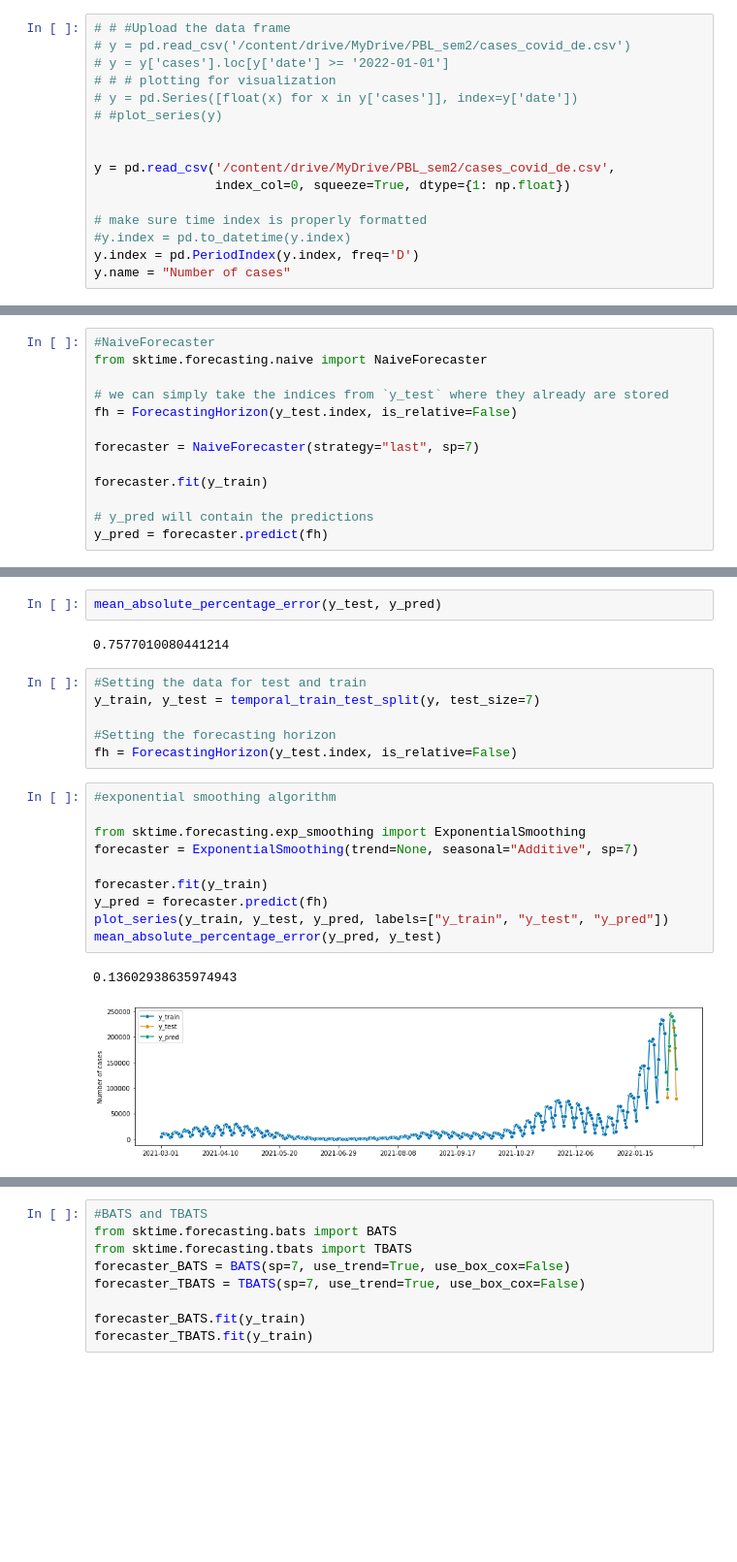
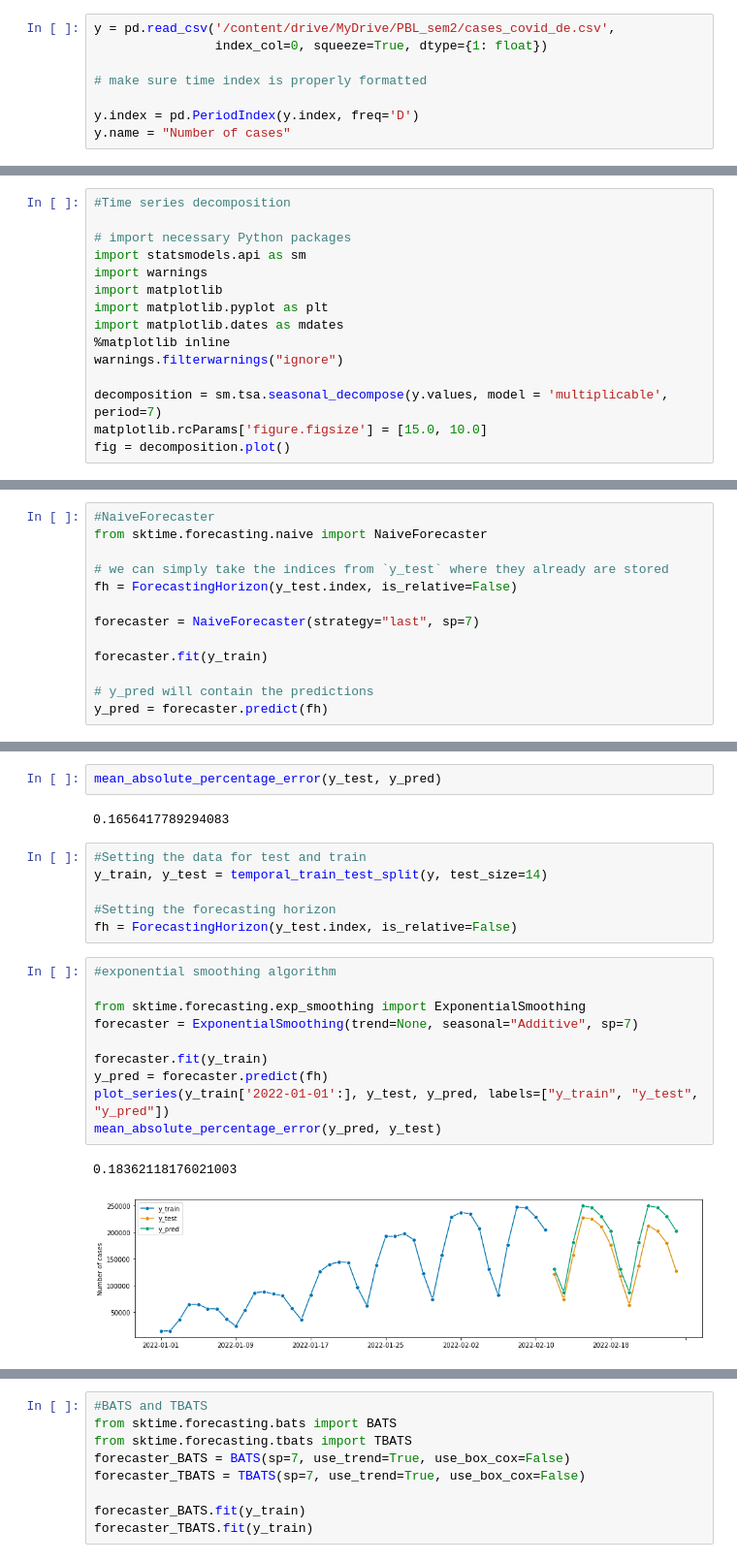
Before and after one commit to MaxCojocari/Py_labs, a Jupyter notebook: forecasting_covid_de.ipynb, the cells around one changed output, grey strips where cells are left out. Shown at 97% size. Cells and saved outputs as stored; diff of their text form; blank space fills up the shorter version.

```diff
--- a/forecasting_covid_de.ipynb
+++ b/forecasting_covid_de.ipynb
@@ -57,16 +60,8 @@ Freq: M, Name: Number of airline passengers, Length: 144, dtype: float64
 # %%
-# # #Upload the data frame
-# y = pd.read_csv('/content/drive/MyDrive/PBL_sem2/cases_covid_de.csv')
-# y = y['cases'].loc[y['date'] >= '2022-01-01']
-# # # plotting for visualization
-# y = pd.Series([float(x) for x in y['cases']], index=y['date'])
-# #plot_series(y)
-
-
 y = pd.read_csv('/content/drive/MyDrive/PBL_sem2/cases_covid_de.csv',
-                index_col=0, squeeze=True, dtype={1: np.float})
+                index_col=0, squeeze=True, dtype={1: float})
 
 # make sure time index is properly formatted
-#y.index = pd.to_datetime(y.index)
+
 y.index = pd.PeriodIndex(y.index, freq='D')
 y.name = "Number of cases"
@@ -97,0 +74,15 @@ plot_series(y, markers=['o'])
+# %%
+#Time series decomposition
+
+# import necessary Python packages
+import statsmodels.api as sm
+import warnings
+import matplotlib
+import matplotlib.pyplot as plt
+import matplotlib.dates as mdates
+%matplotlib inline
+warnings.filterwarnings("ignore")
+
+decomposition = sm.tsa.seasonal_decompose(y.values, model = 'multiplicable', period=7)
+matplotlib.rcParams['figure.figsize'] = [15.0, 10.0]
+fig = decomposition.plot()
@@ -144,23 +137,23 @@ plot_series(y_train, y_test, y_pred, labels=["y_train", "y_test", "y_pred"])
 # %%
 mean_absolute_percentage_error(y_test, y_pred)
 # %% [output]
-0.7577010080441214
+0.1656417789294083
 # %%
 #Setting the data for test and train
-y_train, y_test = temporal_train_test_split(y, test_size=7)
+y_train, y_test = temporal_train_test_split(y, test_size=14)
 
 #Setting the forecasting horizon
 fh = ForecastingHorizon(y_test.index, is_relative=False)
 # %%
 #exponential smoothing algorithm
 
 from sktime.forecasting.exp_smoothing import ExponentialSmoothing
 forecaster = ExponentialSmoothing(trend=None, seasonal="Additive", sp=7)
 
 forecaster.fit(y_train)
 y_pred = forecaster.predict(fh)
-plot_series(y_train, y_test, y_pred, labels=["y_train", "y_test", "y_pred"])
+plot_series(y_train['2022-01-01':], y_test, y_pred, labels=["y_train", "y_test", "y_pred"])
 mean_absolute_percentage_error(y_pred, y_test)
 # %% [output]
-0.13602938635974943
+0.18362118176021003
-[figure, old version]
+[figure, new version]
```
Also changed, not shown: parts of 52 cells of this notebook.
